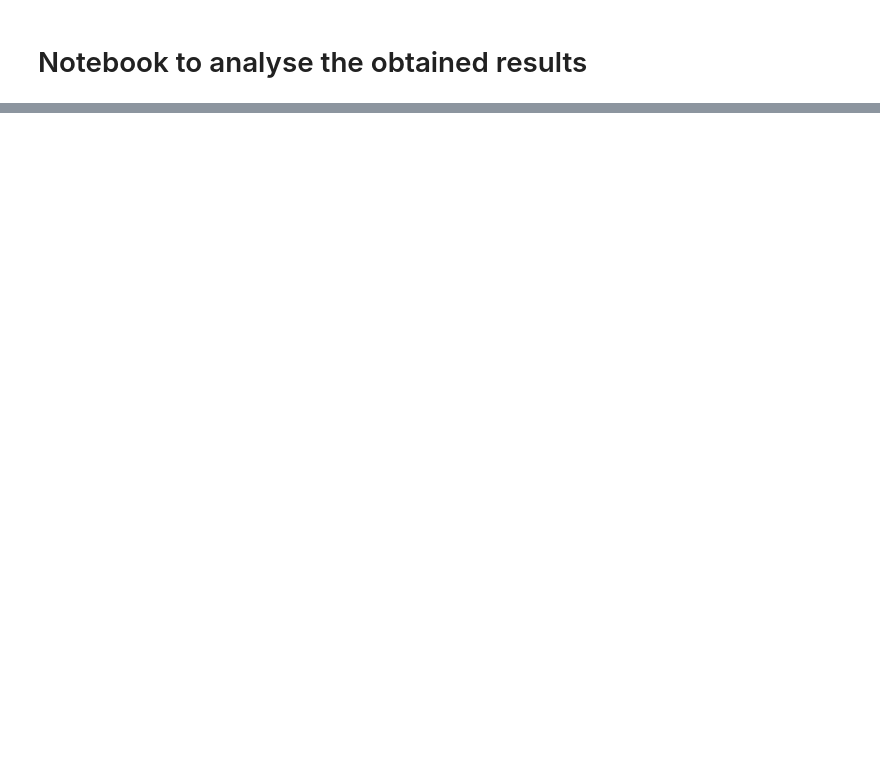
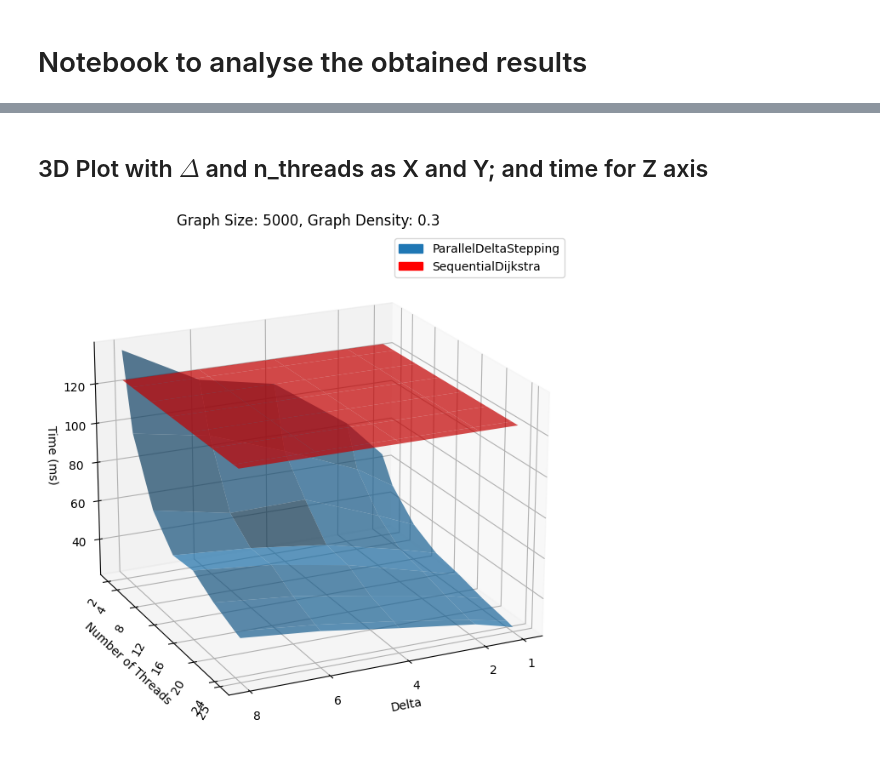
Before and after one commit to RomainPuech/parallel_shortest_path, a Jupyter notebook: analysis.ipynb, the cells around one changed output, grey strips where cells are left out. Drawn from its saved outputs; the diff is of its cells as text; code cells hidden in the pictures; blank space fills up the shorter version.

```diff
--- a/analysis.ipynb
+++ b/analysis.ipynb
@@ -105,0 +218,51 @@ No handles with labels found to put in legend.
+# %% [markdown]
+## 3D Plot with $\Delta$ and n_threads as X and Y; and time for Z axis
+# %%
+import matplotlib.pyplot as plt
+import numpy as np
+from mpl_toolkits.mplot3d import Axes3D
+import matplotlib.patches as mpatches
+
+fig = plt.figure(figsize=(12, 8))
+ax = fig.add_subplot(111, projection='3d')
+
+graph_size = 5000
+graph_density = 0.3
+
+df = filter_df(data, graph_size=graph_size, graph_density=graph_density, alg=2)
+
+X = df['delta'].unique()
+X = X[X != -1]
+Y = df['n_threads'].unique()
+X, Y = np.meshgrid(X, Y)
+
+# DeltaStepping
+pivot_table = df.pivot_table(index='n_threads', columns='delta', values='time')
+Z = pivot_table.values
+
+#Dijkstra
+dijkstra_avg_time = filter_df(data, graph_size=graph_size, graph_density=graph_density, alg=1)["time"]
+Z_dijkstra = np.full_like(Z, dijkstra_avg_time)
+
+# Plot
+ax.view_init(elev=20, azim=65)  # change these values as needed
+ax.plot_surface(X, Y, Z, label="ParallelDeltaStepping", alpha=0.7, color='C0')
+ax.plot_surface(X, Y, Z_dijkstra, alpha=0.7, label='SequentialDijkstra', color='r')
+
+# Labels
+plt.xlabel('Delta')
+plt.xticks(df['delta'].unique())
+
+plt.ylabel('Number of Threads')
+plt.yticks(df['n_threads'].unique(),rotation=60)
+
+ax.set_zlabel('Time (ms)')
+
+blue_patch = mpatches.Patch(label='ParallelDeltaStepping', color="C0")
+red_patch = mpatches.Patch(label='SequentialDijkstra', color="r")
+plt.legend(handles=[blue_patch, red_patch])
+
+plt.title(f'Graph Size: {graph_size}, Graph Density: {graph_density}')
+plt.show()
+# %% [output]
+[figure, added]
```
Also changed, not shown: parts of 16 cells of this notebook.
